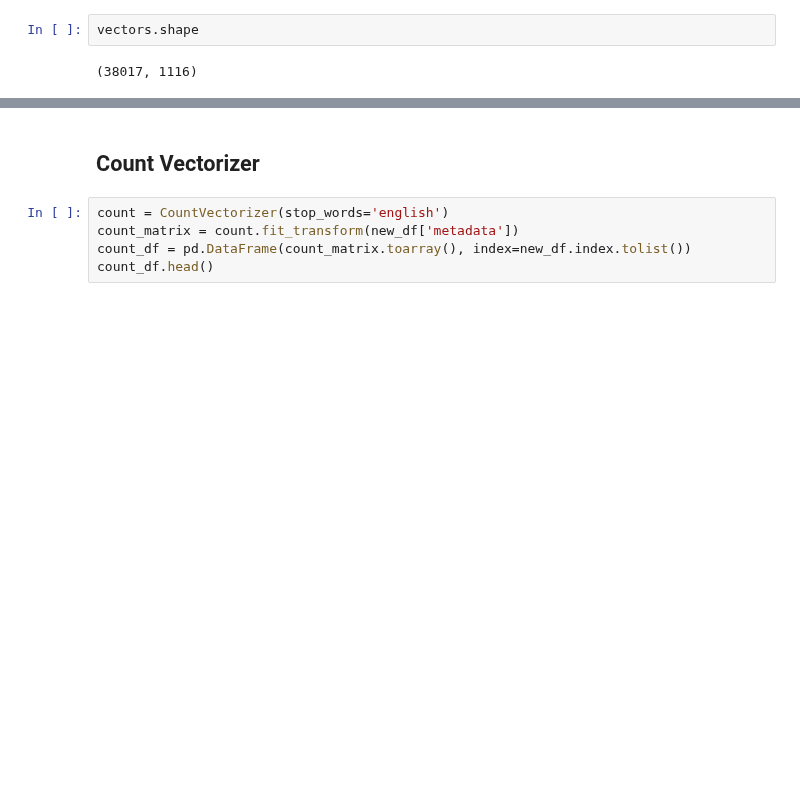
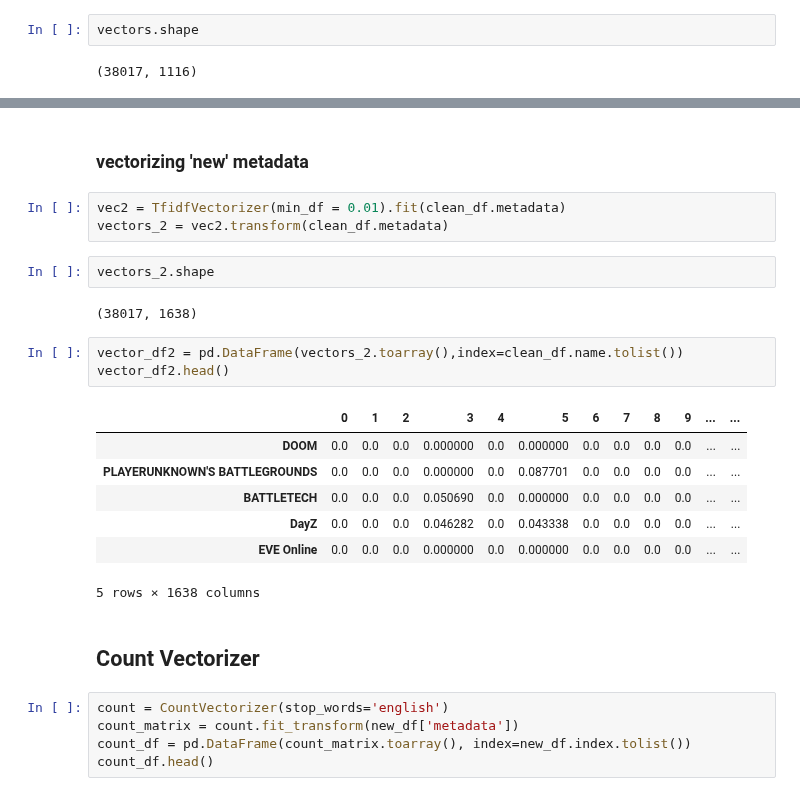
Before and after one commit to JoaoMarques1/find_your_inner_gamer, a Jupyter notebook: notebooks/cosine_similarity.ipynb, the cells around one changed output, grey strips where cells are left out. Saved outputs shown, nothing was run; the diff lists cells and outputs as text; blank space fills up the shorter version.

```diff
--- a/notebooks/cosine_similarity.ipynb
+++ b/notebooks/cosine_similarity.ipynb
@@ -279,3 +292,23 @@ vector_df.head()
+# %% [markdown]
+### vectorizing 'new' metadata
+# %%
+vec2 = TfidfVectorizer(min_df = 0.01).fit(clean_df.metadata)
+vectors_2 = vec2.transform(clean_df.metadata)
+# %%
+vectors_2.shape
+# %% [output]
+(38017, 1638)
+# %%
+vector_df2 = pd.DataFrame(vectors_2.toarray(),index=clean_df.name.tolist())
+vector_df2.head()
+# %% [output]
+|  | 0 | 1 | 2 | 3 | 4 | 5 | 6 | 7 | 8 | 9 | ... | ... |
+| DOOM | 0.0 | 0.0 | 0.0 | 0.000000 | 0.0 | 0.000000 | 0.0 | 0.0 | 0.0 | 0.0 | ... | ... |
+| PLAYERUNKNOWN'S BATTLEGROUNDS | 0.0 | 0.0 | 0.0 | 0.000000 | 0.0 | 0.087701 | 0.0 | 0.0 | 0.0 | 0.0 | ... | ... |
+| BATTLETECH | 0.0 | 0.0 | 0.0 | 0.050690 | 0.0 | 0.000000 | 0.0 | 0.0 | 0.0 | 0.0 | ... | ... |
+| DayZ | 0.0 | 0.0 | 0.0 | 0.046282 | 0.0 | 0.043338 | 0.0 | 0.0 | 0.0 | 0.0 | ... | ... |
+| EVE Online | 0.0 | 0.0 | 0.0 | 0.000000 | 0.0 | 0.000000 | 0.0 | 0.0 | 0.0 | 0.0 | ... | ... |
+5 rows × 1638 columns
 # %% [markdown]
 ## Count Vectorizer
 # %%
```
Also changed, not shown: parts of 13 cells of this notebook.
